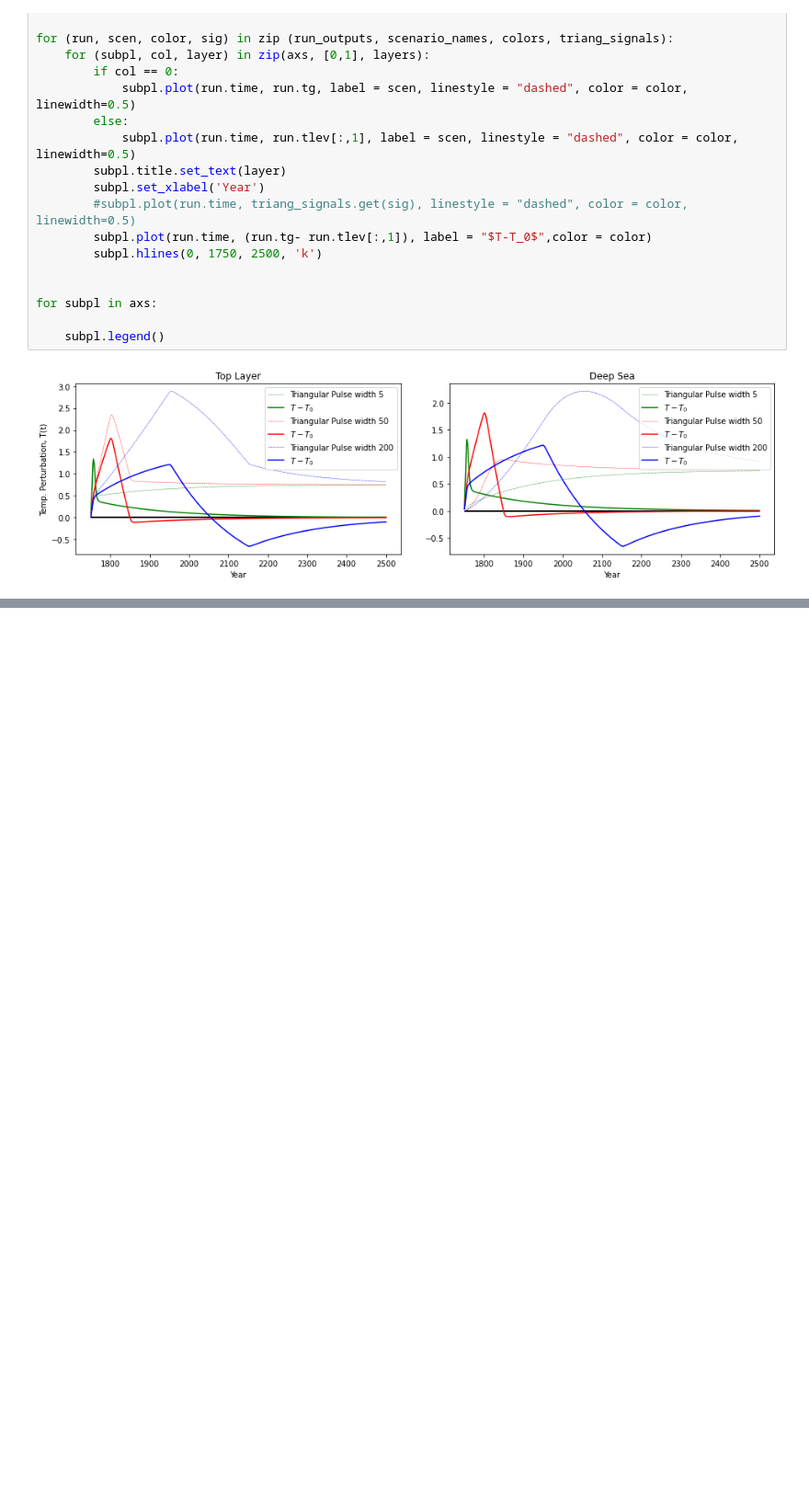
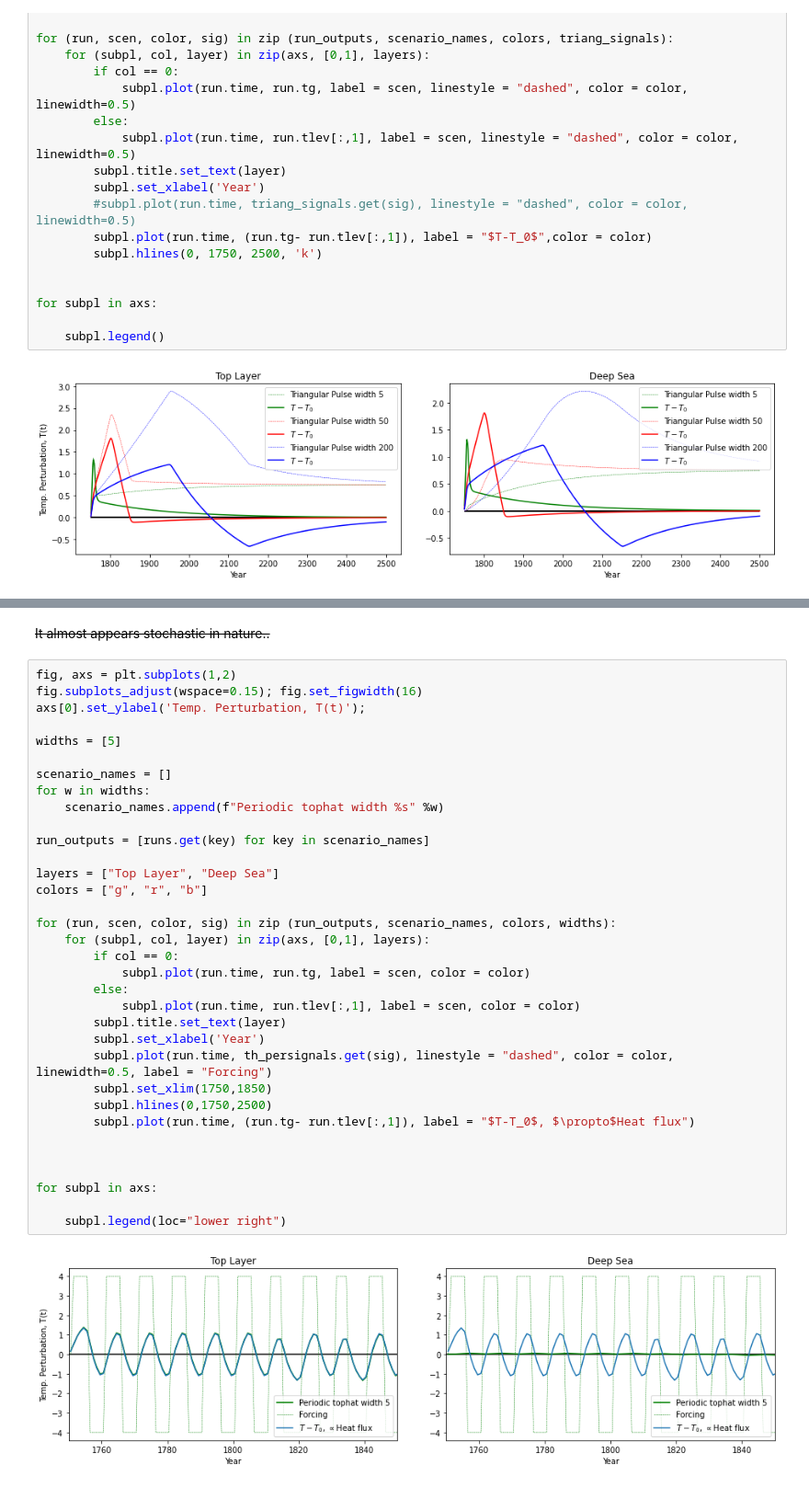
Before and after one commit to francesmcginley/ar6, a Jupyter notebook: Exploration/W6TimeLag.ipynb, the cells around one changed output, grey strips where cells are left out. Shown at 92% size. Drawn from its saved outputs; the diff is of its cells as text; blank space fills up the shorter version.

```diff
--- a/Exploration/W6TimeLag.ipynb
+++ b/Exploration/W6TimeLag.ipynb
@@ -378,0 +507,38 @@ for subpl in axs:
+# %% [markdown]
+~~It almost appears stochastic in nature..~~
+# %%
+fig, axs = plt.subplots(1,2)
+fig.subplots_adjust(wspace=0.15); fig.set_figwidth(16)
+axs[0].set_ylabel('Temp. Perturbation, T(t)');
+
+widths = [5]
+
+scenario_names = []
+for w in widths:
+    scenario_names.append(f"Periodic tophat width %s" %w)
+
+run_outputs = [runs.get(key) for key in scenario_names]
+
+layers = ["Top Layer", "Deep Sea"]
+colors = ["g", "r", "b"]
+
+for (run, scen, color, sig) in zip (run_outputs, scenario_names, colors, widths):
+    for (subpl, col, layer) in zip(axs, [0,1], layers):
+        if col == 0:
+            subpl.plot(run.time, run.tg, label = scen, color = color)
+        else:
+            subpl.plot(run.time, run.tlev[:,1], label = scen, color = color)
+        subpl.title.set_text(layer)
+        subpl.set_xlabel('Year')
+        subpl.plot(run.time, th_persignals.get(sig), linestyle = "dashed", color = color, linewidth=0.5, label = "Forcing")
+        subpl.set_xlim(1750,1850)
+        subpl.hlines(0,1750,2500)
+        subpl.plot(run.time, (run.tg- run.tlev[:,1]), label = "$T-T_0$, $\propto$Heat flux")
+
+
+
+for subpl in axs:
+
+    subpl.legend(loc="lower right")
+# %% [output]
+[figure, added]
```
Also changed, not shown: parts of 20 cells of this notebook.
